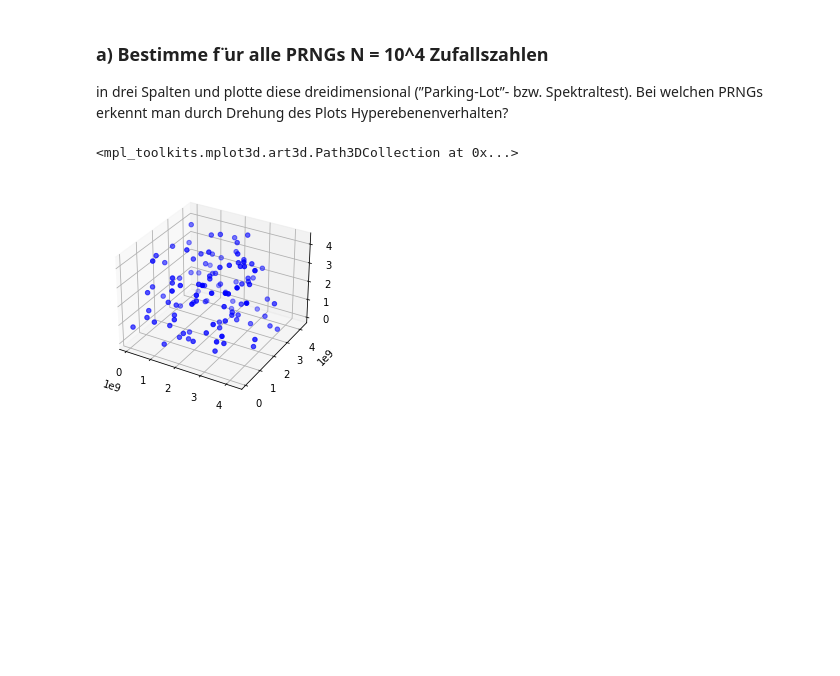
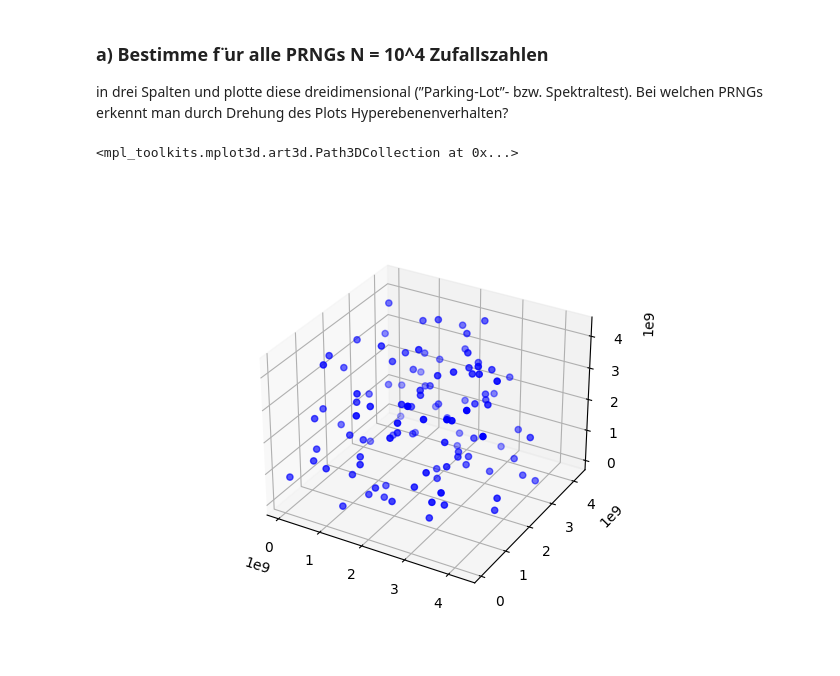
Before and after one commit to emhl/CoPhy2, a Jupyter notebook: Blatt6-Zufall-Anwendung/Blatt6-Aufg1.ipynb, the cells around one changed output. Drawn from its saved outputs; the diff is of its cells as text; code cells hidden in the pictures; blank space fills up the shorter version.

```diff
--- a/Blatt6-Zufall-Anwendung/Blatt6-Aufg1.ipynb
+++ b/Blatt6-Zufall-Anwendung/Blatt6-Aufg1.ipynb
@@ -83,10 +84,11 @@ durch Drehung des Plots Hyperebenenverhalten?
 # %%
 n, seed = 1000, 420
 # %%
+plt.figure()
 ax = plt.axes(projection="3d")
 x,y,z = split(rand_a(n,seed))
 ax.scatter3D(x,y,z,c='b')
 # %% [output]
 <mpl_toolkits.mplot3d.art3d.Path3DCollection at 0x...>
-[figure, old version]
+[figure, new version]
 # %%
```
Also changed, not shown: parts of 4 cells of this notebook.
